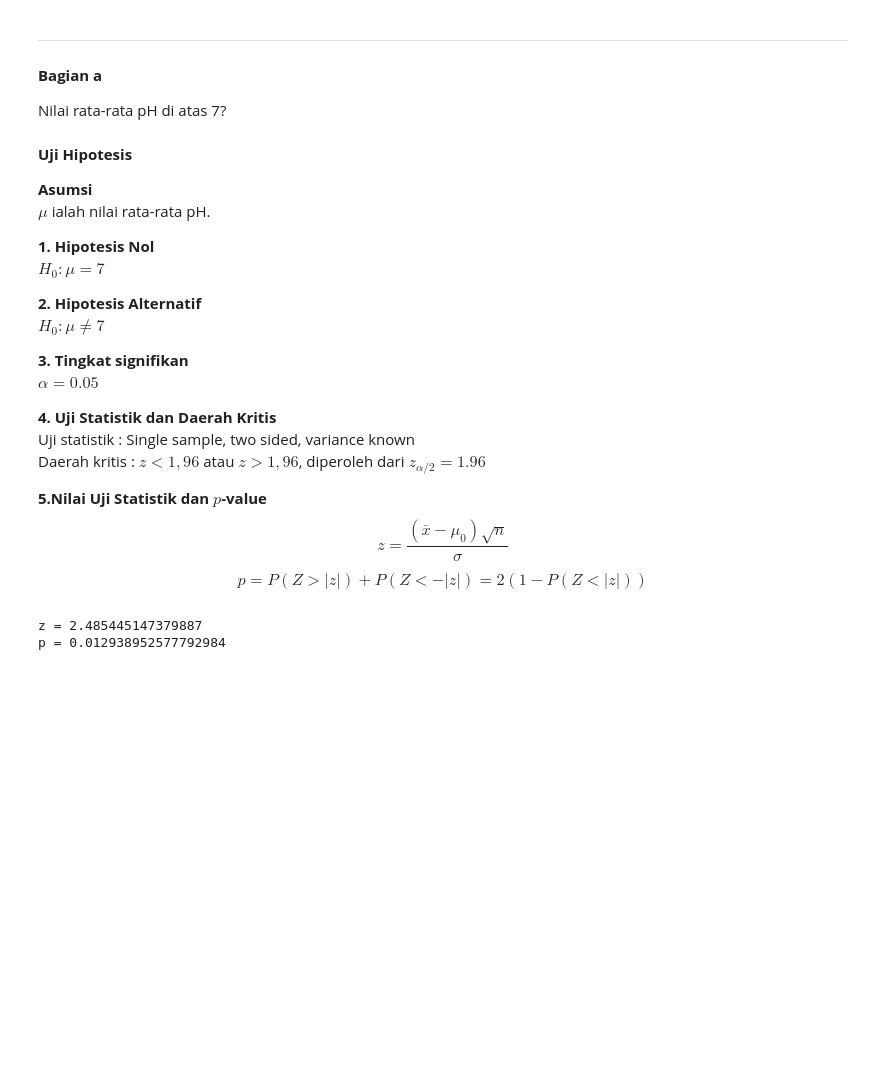
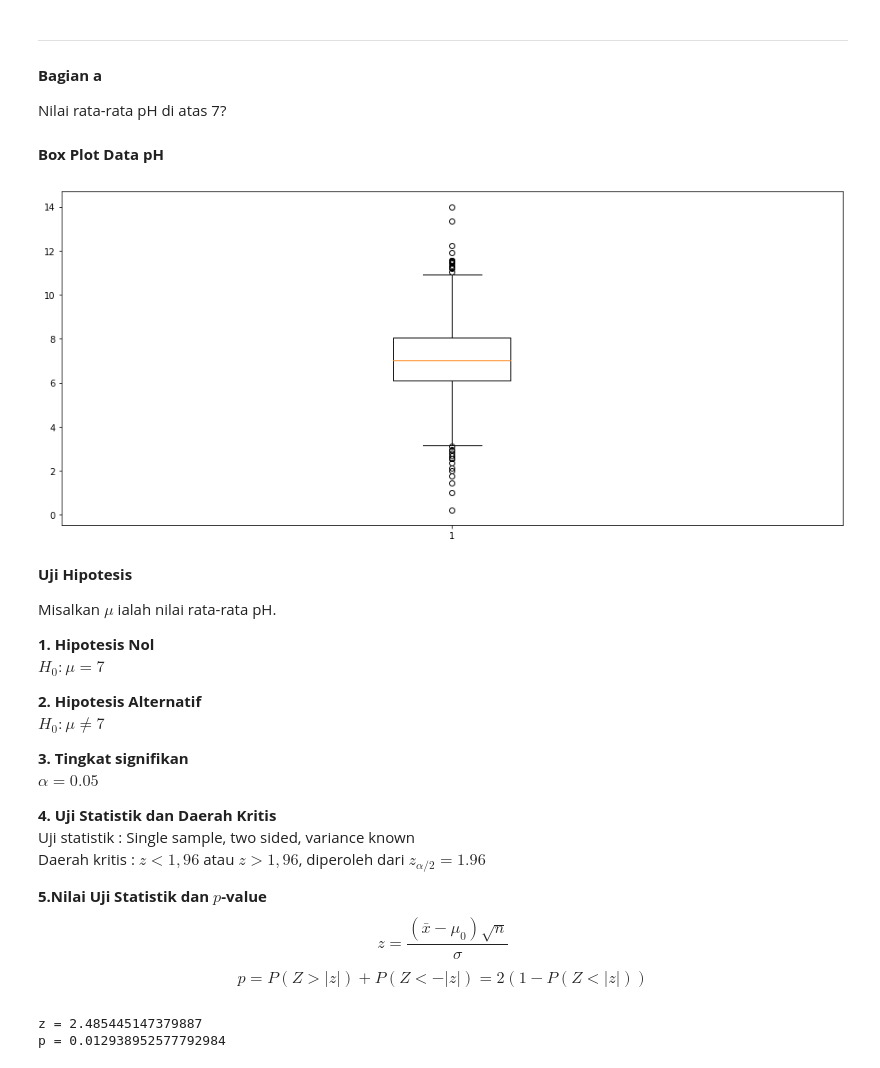
Before and after one commit to firizky29/probability-and-statistics-analysis, a Jupyter notebook: src/main.ipynb, the cells around one changed output. Cells and saved outputs as stored; diff of their text form; code cells hidden in the pictures; blank space fills up the shorter version.

```diff
--- a/src/main.ipynb
+++ b/src/main.ipynb
@@ -513,11 +513,18 @@ Melakukan test hipotesis 1 sampel, dengan menuliskan 6 langkah testing dan menam
 
 #### **Bagian a**
 Nilai rata-rata pH di atas 7?
+# %% [markdown]
+**Box Plot Data pH**
+# %%
+plt.figure(figsize=(16, 7))
+plt.boxplot(df['pH'])
+plt.show()
+# %% [output]
+[figure, added]
 # %% [markdown]
 **Uji Hipotesis**
 
-**Asumsi**
-$\mu$ ialah nilai rata-rata pH.
+Misalkan $\mu$ ialah nilai rata-rata pH.
 
 **1. Hipotesis Nol**
 $H_0 : \mu = 7$
```
Also changed, not shown: parts of 13 cells of this notebook.
